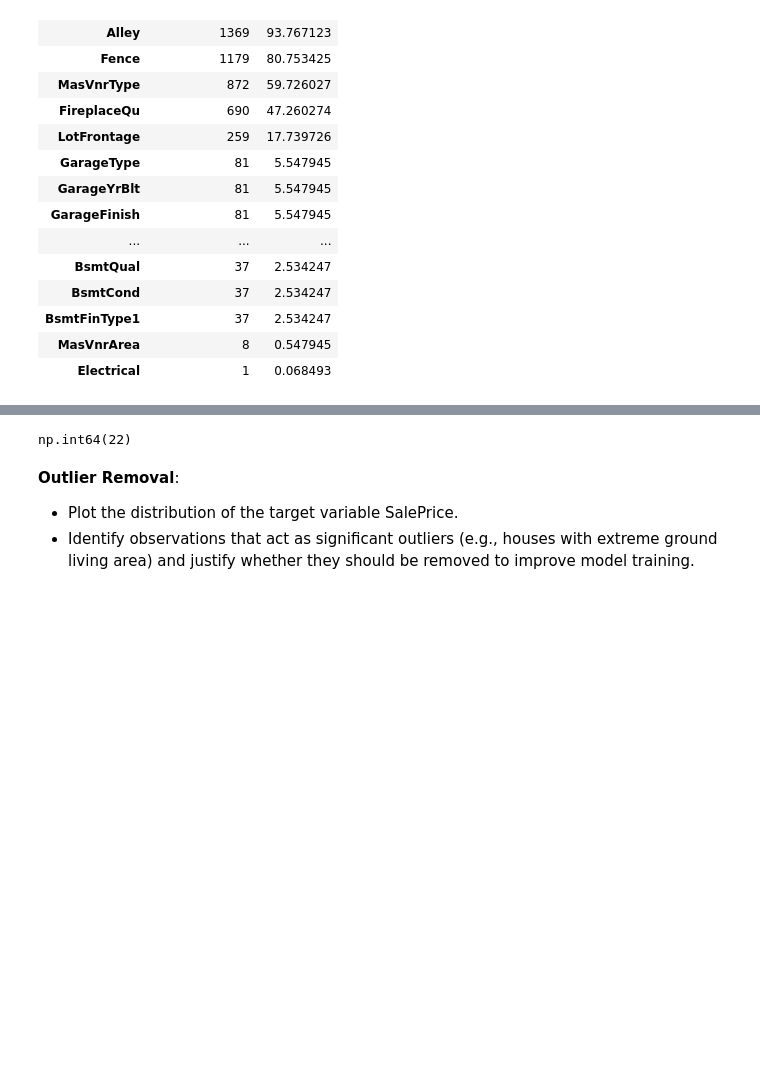
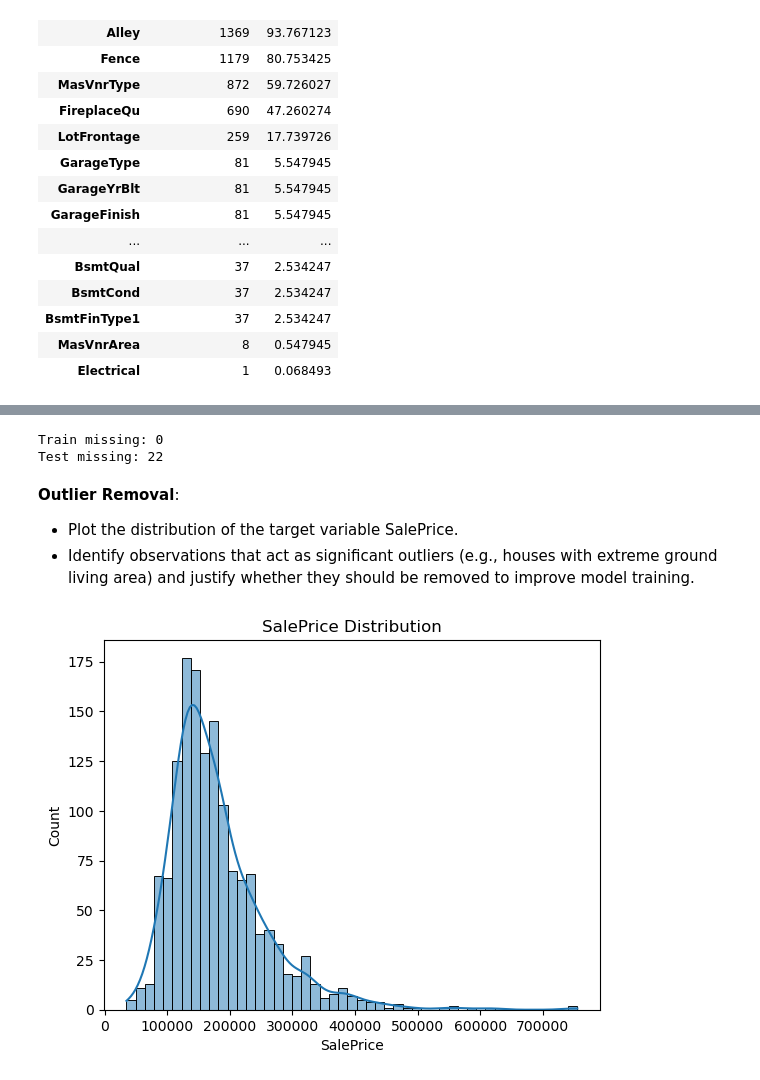
Before and after one commit to Samarbal/House-Prices---Advanced-Regression-Techniques, a Jupyter notebook: house-prediction.ipynb, the cells around one changed output, grey strips where cells are left out. Drawn from its saved outputs; the diff is of its cells as text; code cells hidden in the pictures; blank space fills up the shorter version.

Commit message:
Exploratory Data Analysis Tasks

```diff
--- a/house-prediction.ipynb
+++ b/house-prediction.ipynb
@@ -239,3 +216,0 @@ for col in ('GarageYrBlt', 'MasVnrArea'):
-# %%
-# col with little missing values , fill it with the most frequent values
-train_data['Electrical'] = train_data['Electrical'].fillna(train_data['Electrical'].mode()[0])
@@ -289,8 +217,50 @@ dtype: int64
-# %%
-test_data.isnull().sum().sum()
-# %% [output]
-np.int64(22)
+# %%
+def handle_missing(df):
+
+    # 1. Columns where missing means "feature does not exist"
+    cols_to_none = ['PoolQC', 'MiscFeature', 'Alley', 'Fence', 'FireplaceQu',
+                    'GarageType', 'GarageFinish', 'GarageQual', 'GarageCond',
+                    'BsmtExposure', 'BsmtFinType2', 'BsmtQual', 'BsmtCond', 'BsmtFinType1',
+                    'MasVnrType']
+
+    for col in cols_to_none:
+        if df[col].dtype.name == "category":
+            df[col] = df[col].cat.add_categories('None')
+        df[col] = df[col].fillna('None')
+
+    # 2. LotFrontage (group-based + fallback)
+    df["LotFrontage"] = df.groupby("Neighborhood")["LotFrontage"]\
+                          .transform(lambda x: x.fillna(x.median()))
+
+    df["LotFrontage"] = df["LotFrontage"].fillna(df["LotFrontage"].median())
+
+    # 3. Numeric "no feature"
+    for col in ['GarageYrBlt', 'MasVnrArea']:
+        df[col] = df[col].fillna(0)
+
+    # 4. Small missing → mode
+    df['Electrical'] = df['Electrical'].fillna(df['Electrical'].mode()[0])
+
+    return df
+# %%
+# handle missing values
+train_data = handle_missing(train_data)
+test_data = handle_missing(test_data)
+# %%
+# final check
+print("Train missing:", train_data.isnull().sum().sum())
+print("Test missing:", test_data.isnull().sum().sum())
+# %% [output]
+Train missing: 0
+Test missing: 22
 # %% [markdown]
 **Outlier Removal**:
 - Plot the distribution of the target variable SalePrice.
 - Identify observations that act as significant outliers (e.g., houses with extreme ground living area) and justify whether they should be removed to improve model training.
+# %%
+# salasprice distribution
+sns.histplot(train_data["SalePrice"], kde=True)
+plt.title("SalePrice Distribution")
+plt.show()
+# %% [output]
+[figure, added]
```
Also changed, not shown: parts of 24 cells of this notebook.
